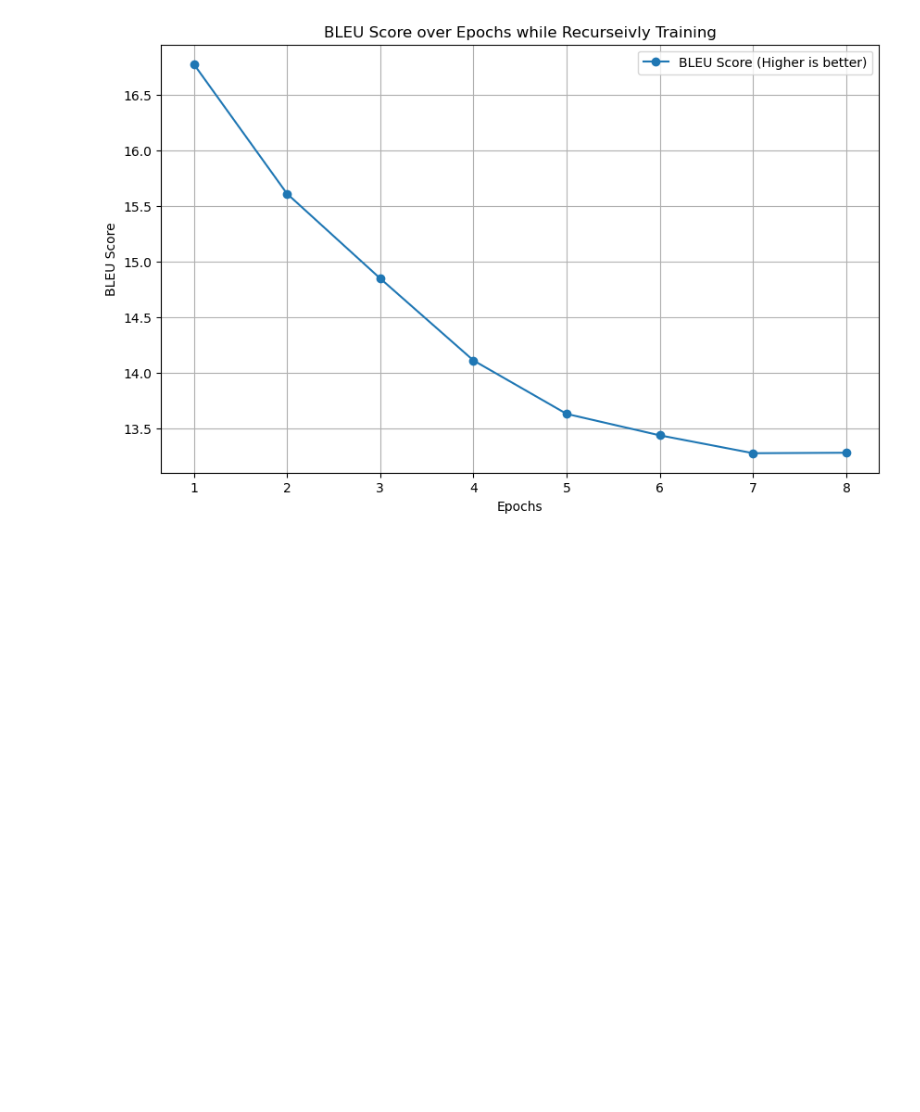
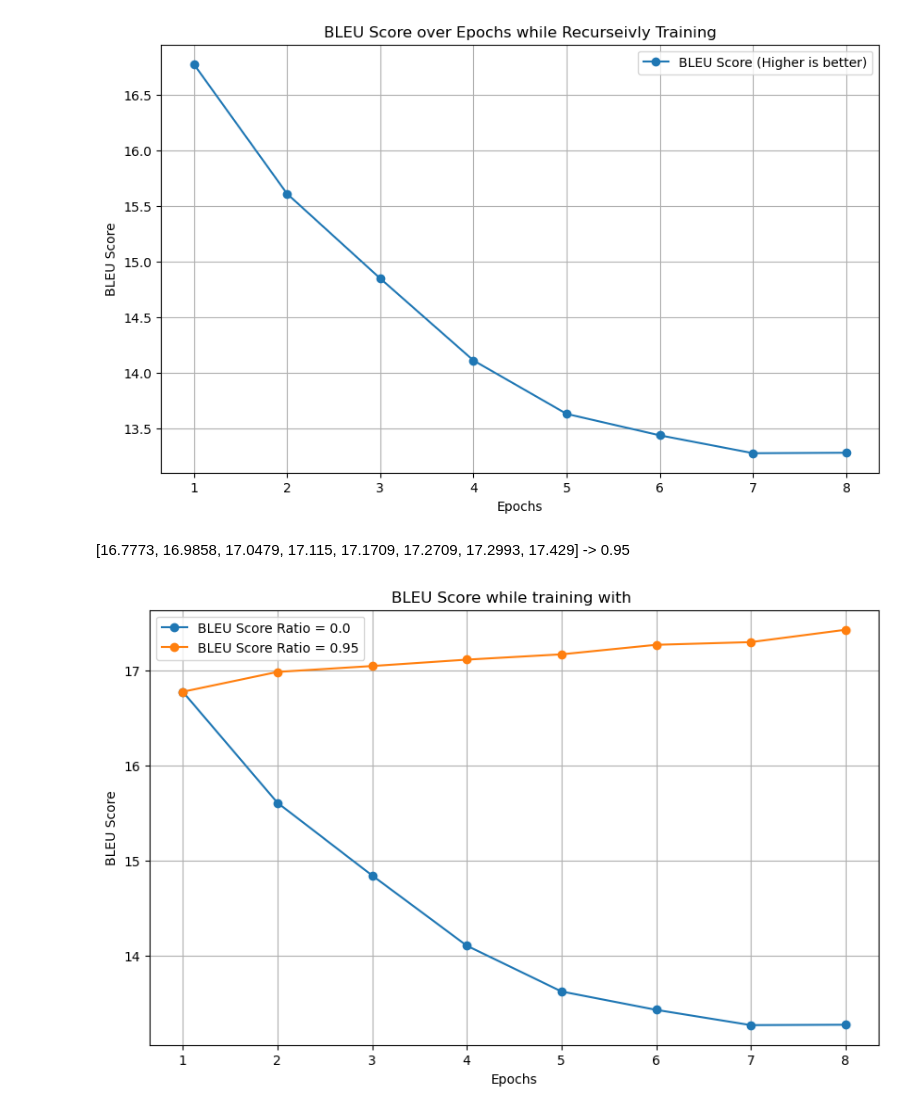
Before and after one commit to stryker51a/NL-Project, a Jupyter notebook: ethan/model_test.ipynb, the cells around one changed output. Cells and saved outputs as stored; diff of their text form; code cells hidden in the pictures; blank space fills up the shorter version.

```diff
--- a/ethan/model_test.ipynb
+++ b/ethan/model_test.ipynb
@@ -434,12 +483,12 @@ data
 # %% [markdown]
 # Plotting
 # %%
-bleu_scores  = [16.7773, 15.6103, 14.8468, 14.1085, 13.6272, 13.4341, 13.2735, 13.2776]
-epochs = range(1, len(bleu_scores) + 1)  # Create a list of epoch numbers
+bleu_scores_0  = [16.7773, 15.6103, 14.8468, 14.1085, 13.6272, 13.4341, 13.2735, 13.2776] # From Colab
+epochs = range(1, len(bleu_scores_0) + 1)  # Create a list of epoch numbers
 
 # Plotting
 plt.figure(figsize=(10, 6))  # Optional: Adjusts the figure size
-plt.plot(epochs, bleu_scores, marker='o', linestyle='-', label="BLEU Score (Higher is better)")
+plt.plot(epochs, bleu_scores_0, marker='o', linestyle='-', label="BLEU Score (Higher is better)")
 plt.xlabel("Epochs")
 plt.ylabel("BLEU Score")
 plt.title("BLEU Score over Epochs while Recurseivly Training")
@@ -448,6 +497,24 @@ plt.grid(True)
 plt.show()
 # %% [output]
 [figure]
+# %% [markdown]
+[16.7773, 16.9858, 17.0479, 17.115, 17.1709, 17.2709, 17.2993, 17.429] -> 0.95
+# %%
+bleu_scores_95  = [16.7773, 16.9858, 17.0479, 17.115, 17.1709, 17.2709, 17.2993, 17.429] # From Colab
+epochs = range(1, len(bleu_scores_95) + 1)  # Create a list of epoch numbers
+
+# Plotting
+plt.figure(figsize=(10, 6))  # Optional: Adjusts the figure size
+plt.plot(epochs, bleu_scores_0, marker='o', linestyle='-', label="BLEU Score Ratio = 0.0")
+plt.plot(epochs, bleu_scores_95, marker='o', linestyle='-', label="BLEU Score Ratio = 0.95")
+plt.xlabel("Epochs")
+plt.ylabel("BLEU Score")
+plt.title("BLEU Score while training with ")
+plt.legend()
+plt.grid(True)
+plt.show()
+# %% [output]
+[figure, added]
 # %%
 import json
 
```
Also changed, not shown: parts of 12 cells of this notebook, 3 other files.
